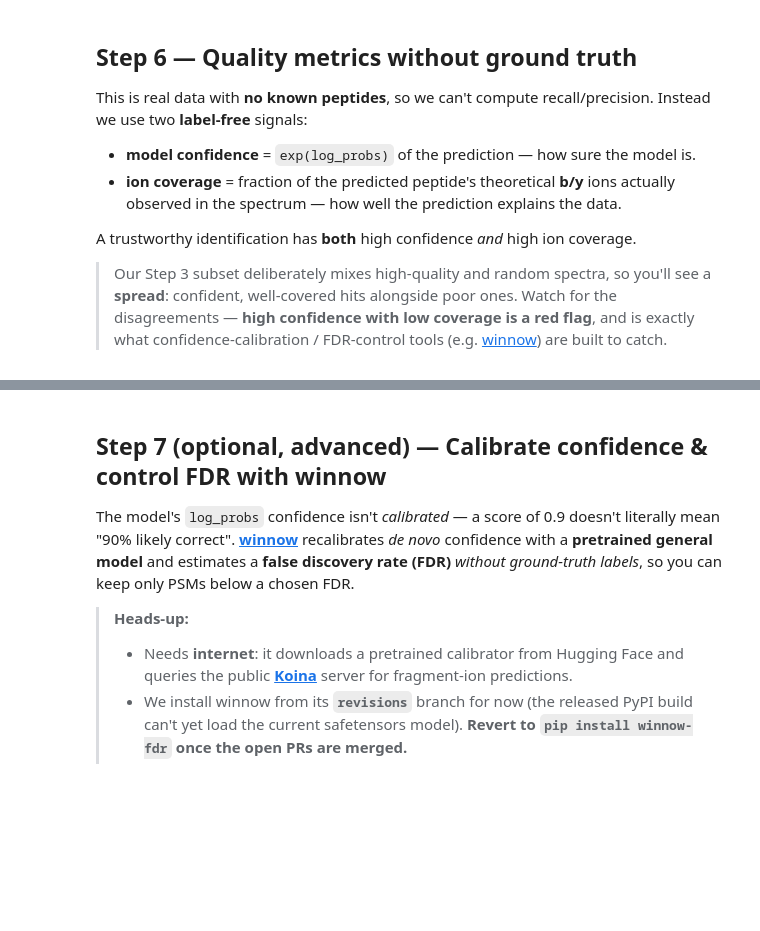
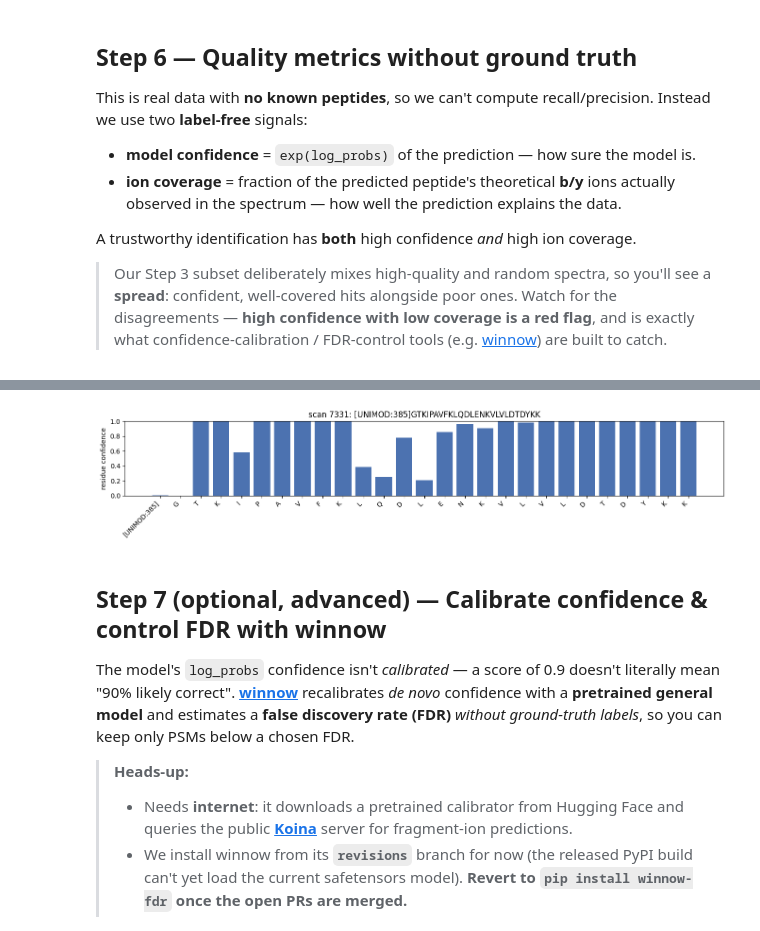
Before and after one commit to yc386/paasta_2026_denovo, a Jupyter notebook: paasta_denovo.ipynb, the cells around one changed output, grey strips where cells are left out. Drawn from its saved outputs; the diff is of its cells as text; code cells hidden in the pictures; blank space fills up the shorter version.

```diff
--- a/paasta_denovo.ipynb
+++ b/paasta_denovo.ipynb
@@ -341,3 +458,8 @@ show_residue_confidence(int(preds.sort_values("model_confidence", ascending=Fals
+# %%
+# least confident prediction
+show_residue_confidence(int(preds.sort_values("model_confidence", ascending=False).iloc[-1]["scan_number"]))
+# %% [output]
+[figure, added]
 # %% [markdown]
 ## Step 7 (optional, advanced) — Calibrate confidence & control FDR with winnow
 The model's `log_probs` confidence isn't *calibrated* — a score of 0.9 doesn't literally mean "90% likely correct". [**winnow**](https://github.com/instadeepai/winnow) recalibrates *de novo* confidence with a **pretrained general model** and estimates a **false discovery rate (FDR)** *without ground-truth labels*, so you can keep only PSMs below a chosen FDR.
```
Also changed, not shown: parts of 23 cells of this notebook, 1 other file.
